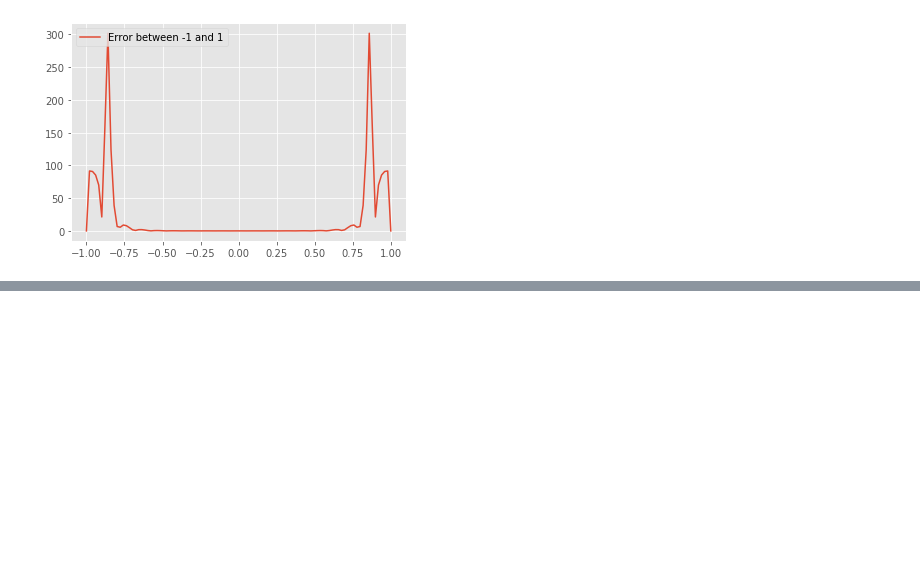
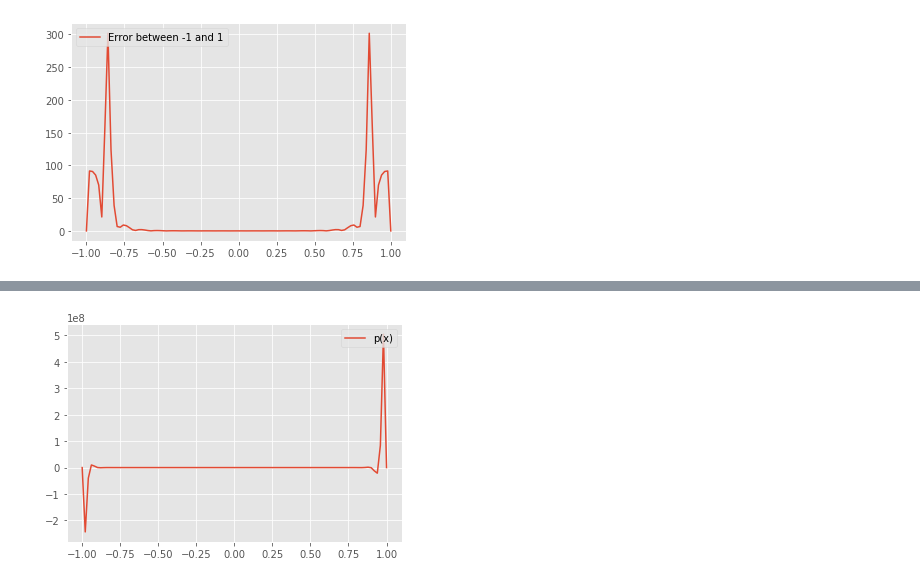
Before and after one commit to cu-numcomp/numcomp-team-project-group_project_csci_3656_team_d, a Jupyter notebook: project.ipynb, the cells around one changed output, grey strips where cells are left out. Saved outputs shown, nothing was run; the diff lists cells and outputs as text; code cells hidden in the pictures; blank space fills up the shorter version.

```diff
--- a/project.ipynb
+++ b/project.ipynb
@@ -160,0 +246,6 @@ Blender as software has a built in method to utilize Bezier curves; with this in
+# %%
+average_error = total_error / x_0.size
+plt.plot(x_0, p(x_0), label='p(x)')
+plt.legend(loc='upper right');
+# %% [output]
+[figure, added]
```
Also changed, not shown: parts of 21 cells of this notebook, 2 other files.
